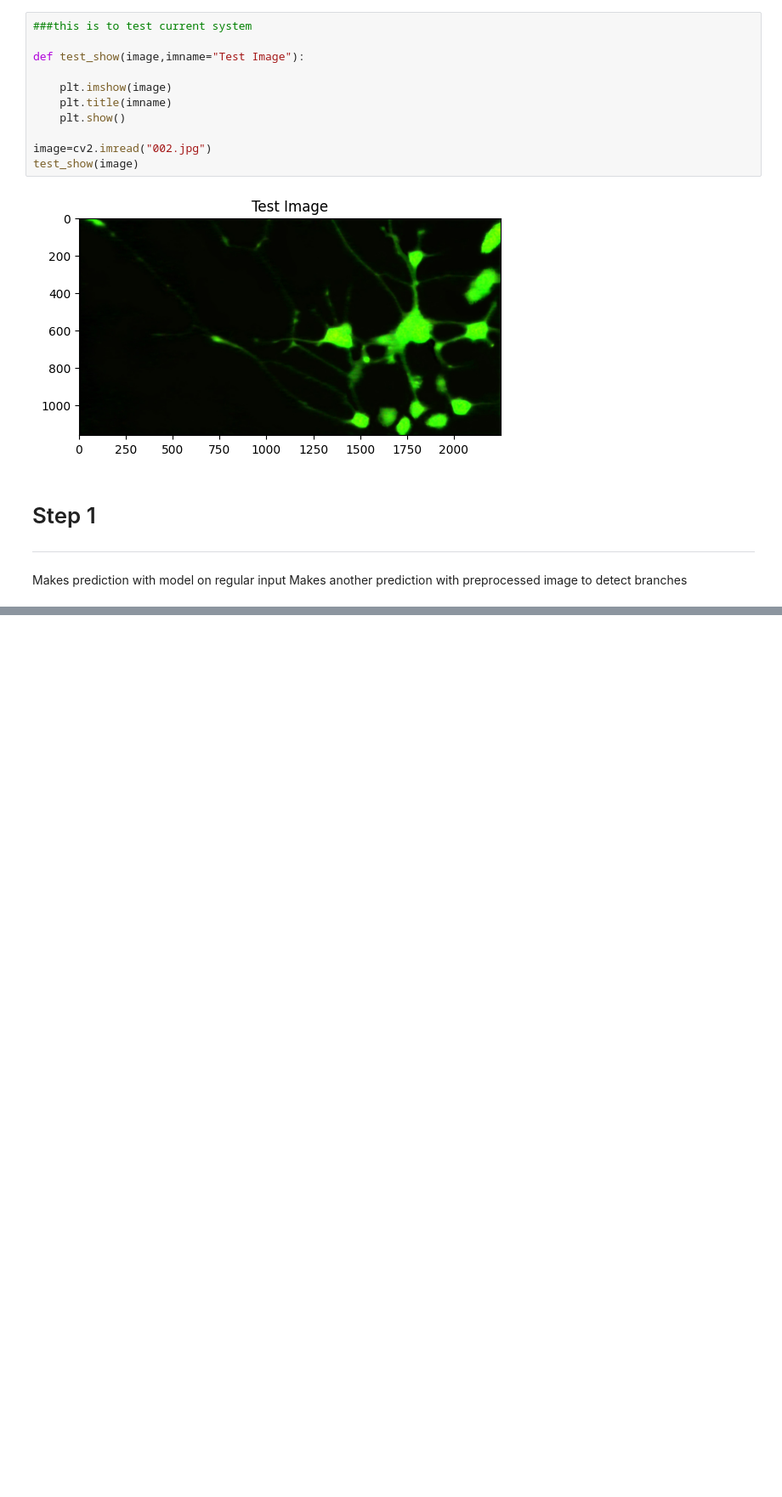
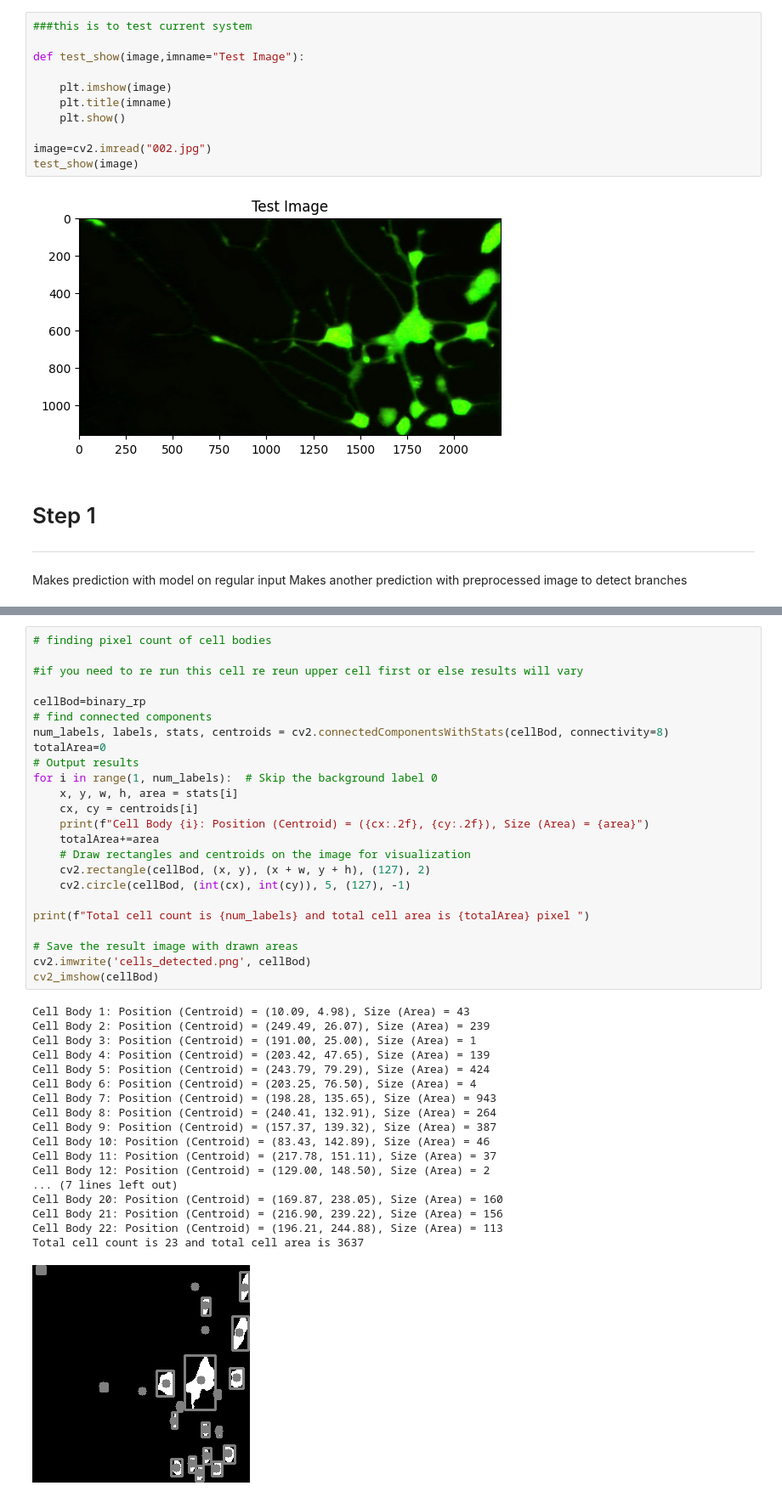
Before and after one commit to onuralpArsln/IoUScoreMaker, a Jupyter notebook: colab/pc12model.ipynb, the cells around one changed output, grey strips where cells are left out. Shown at 85% size. Cells and saved outputs as stored; diff of their text form; blank space fills up the shorter version.

```diff
--- a/colab/pc12model.ipynb
+++ b/colab/pc12model.ipynb
@@ -128,0 +212,43 @@ Guessed  Processed Image
+# %%
+# finding pixel count of cell bodies
+
+#if you need to re run this cell re reun upper cell first or else results will vary
+
+cellBod=binary_rp
+# find connected components
+num_labels, labels, stats, centroids = cv2.connectedComponentsWithStats(cellBod, connectivity=8)
+totalArea=0
+# Output results
+for i in range(1, num_labels):  # Skip the background label 0
+    x, y, w, h, area = stats[i]
+    cx, cy = centroids[i]
+    print(f"Cell Body {i}: Position (Centroid) = ({cx:.2f}, {cy:.2f}), Size (Area) = {area}")
+    totalArea+=area
+    # Draw rectangles and centroids on the image for visualization
+    cv2.rectangle(cellBod, (x, y), (x + w, y + h), (127), 2)
+    cv2.circle(cellBod, (int(cx), int(cy)), 5, (127), -1)
+
+print(f"Total cell count is {num_labels} and total cell area is {totalArea} pixel ")
+
+# Save the result image with drawn areas
+cv2.imwrite('cells_detected.png', cellBod)
+cv2_imshow(cellBod)
+# %% [output]
+Cell Body 1: Position (Centroid) = (10.09, 4.98), Size (Area) = 43
+Cell Body 2: Position (Centroid) = (249.49, 26.07), Size (Area) = 239
+Cell Body 3: Position (Centroid) = (191.00, 25.00), Size (Area) = 1
+Cell Body 4: Position (Centroid) = (203.42, 47.65), Size (Area) = 139
+Cell Body 5: Position (Centroid) = (243.79, 79.29), Size (Area) = 424
+Cell Body 6: Position (Centroid) = (203.25, 76.50), Size (Area) = 4
+Cell Body 7: Position (Centroid) = (198.28, 135.65), Size (Area) = 943
+Cell Body 8: Position (Centroid) = (240.41, 132.91), Size (Area) = 264
+Cell Body 9: Position (Centroid) = (157.37, 139.32), Size (Area) = 387
+Cell Body 10: Position (Centroid) = (83.43, 142.89), Size (Area) = 46
+Cell Body 11: Position (Centroid) = (217.78, 151.11), Size (Area) = 37
+Cell Body 12: Position (Centroid) = (129.00, 148.50), Size (Area) = 2
+... (7 lines left out)
+Cell Body 20: Position (Centroid) = (169.87, 238.05), Size (Area) = 160
+Cell Body 21: Position (Centroid) = (216.90, 239.22), Size (Area) = 156
+Cell Body 22: Position (Centroid) = (196.21, 244.88), Size (Area) = 113
+Total cell count is 23 and total cell area is 3637
+[figure, added]
```
Also changed, not shown: parts of 8 cells of this notebook.
